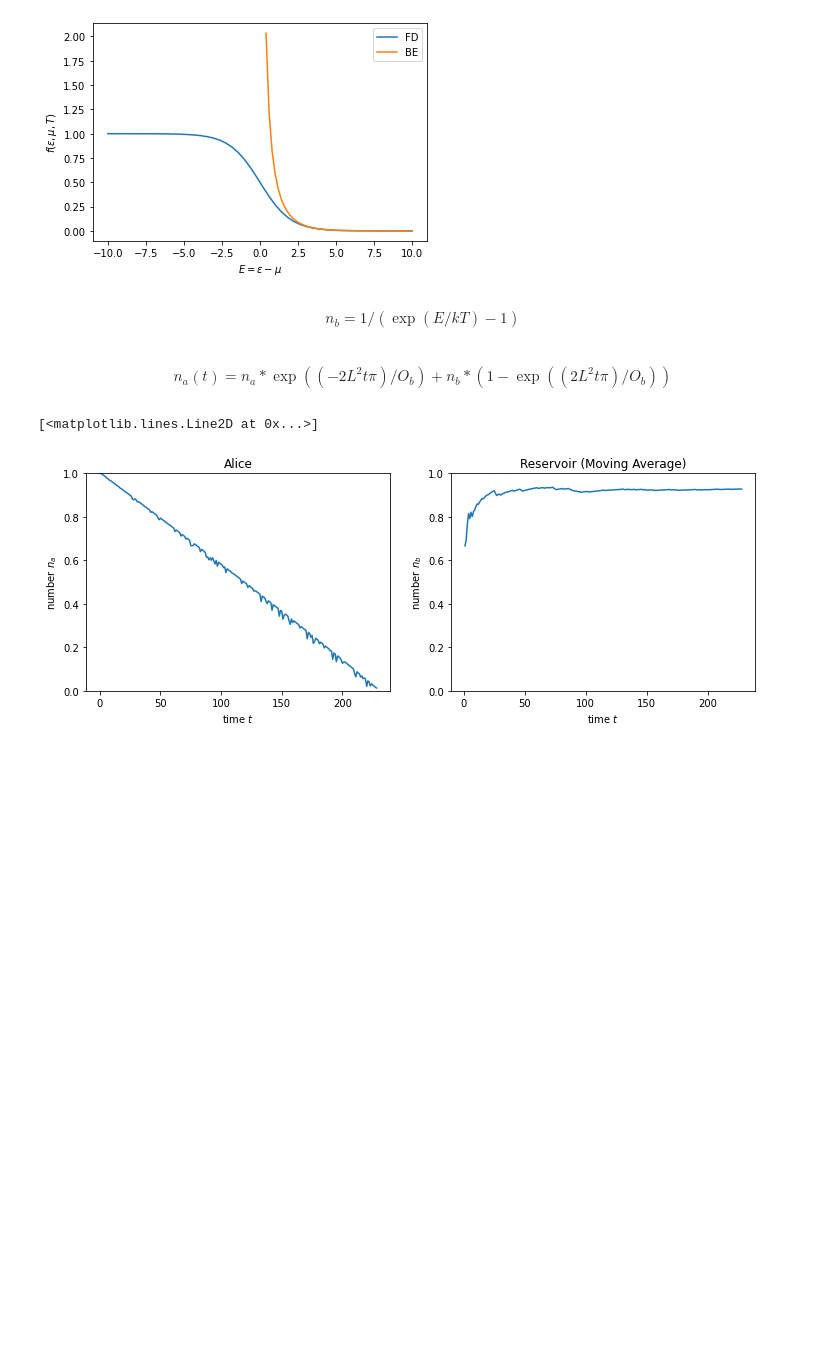
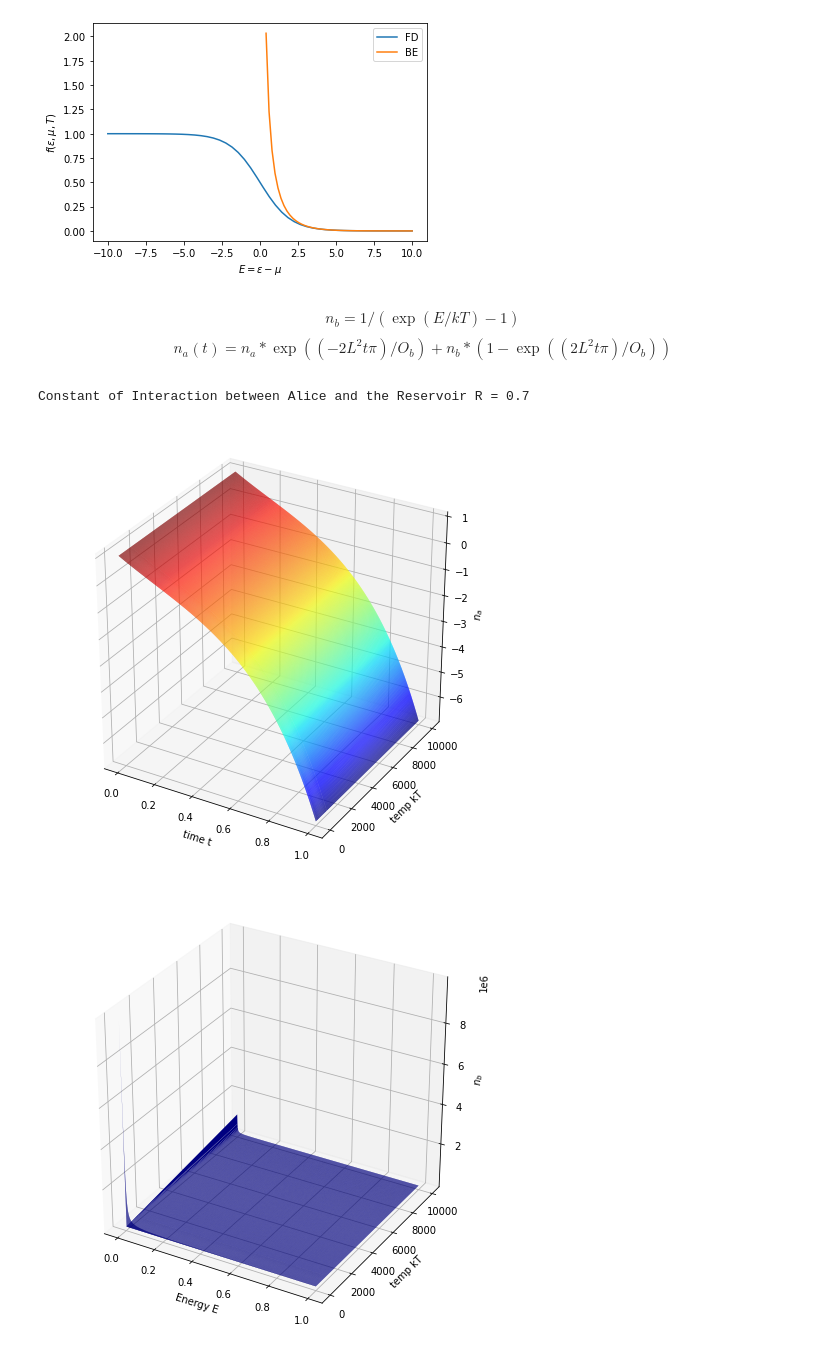
Before and after one commit to skozh/QFIM, a Jupyter notebook: Belief_State.ipynb, the cells around one changed output. Saved outputs shown, nothing was run; the diff lists cells and outputs as text; code cells hidden in the pictures; blank space fills up the shorter version.

```diff
--- a/Belief_State.ipynb
+++ b/Belief_State.ipynb
@@ -51,5 +62,4 @@ kT = 1.0
 [figure]
 # %% [markdown]
 $$ n_b=1/(\exp(E/kT)-1) $$
+$$ n_a(t)=n_a*\exp((-2L^2t\pi)/O_b)+n_b*(1-\exp((2L^2t\pi)/O_b)) $$
-# %% [markdown]
-$$ n_a(t)=n_a*\exp((-2L^2t\pi)/O_b)+n_b*(1-\exp((2L^2t\pi)/O_b)) $$
@@ -56,57 +87,44 @@ $$ n_a(t)=n_a*\exp((-2L^2t\pi)/O_b)+n_b*(1-\exp((2L^2t\pi)/O_b)) $$
+# %%
+L = float(input("Constant of Interaction between Alice and the Reservoir R = "))
+# %% [output]
+Constant of Interaction between Alice and the Reservoir R = 0.7
 # %%
-import numpy as np
-import bottleneck as bn
-
-#initial parameters
+# initial parameters
 
 O_b = 1.0                    # Omega(k) function dependent on particles/degrees of freedom (k) in the reservoir
-L = 1.0                      # constant of interaction between Alice and reservoir R
-E = 1.0                      # Total energy in the system
+E = 1.0                      # Total energy of the system
 kT = 1.0                     # Reservoir environment 'temperature'
 n_a = 1.0                    # Initial P(A=1), Alice for Brexit
 n_b = 1./3                   # Initial homogenous environment for anti-Brexit
-
 
 n_a_total = []
 n_b_total = []
 
 # at time t=0,
 n_bt = n_b
 n_at = n_a
 
+final = pd.DataFrame(columns=['n_a', 'n_b', 't', 'kT'])
 
 # Evolution over time t
 for t in np.arange(0, 1, 0.001):
 
-    #Record the change
-    n_a_total.append(n_at)
-    n_b_total.append(n_bt)
+    for kT in [1, 10, 100, 1000, 10000]:
 
-    #update n_at based on bagarello 2018
-    n_at = (n_a * np.exp(((-2*(L**2)*np.pi*t)/O_b)) + n_bt * (1-np.exp(-((-2*(L**2)*np.pi*t)/O_b))))
+        # Record the change
+        dat = {'n_a':n_at, 'n_b':n_bt, 't':t, 'kT':kT}
+        final = final.append(dat, ignore_index=True)
 
-    #update n_bt based on BE distribution
-    E = np.random.uniform(0,1)
-    n_bt = np.clip(1/(np.exp(E/kT)-1), 0, 1)
-    O_b = (n_bt)*2+1
-    if n_at < 0:
-        break
+        # update n_at based on bagarello 2018
+        n_at = (n_a * np.exp(((-2*(L**2)*np.pi*t)/O_b)) + n_b * (1-np.exp(-((-2*(L**2)*np.pi*t)/O_b))))
 
-#plot
-fig, ax = plt.subplots(1, 2, figsize=(12, 4))
-ax[0].set_title('Alice')
-ax[0].set_xlabel('time $t$')
-ax[0].set_ylabel('number $n_a$')
-ax[0].set_ylim([0, 1])
-N = len(n_b_total)
-ax[0].plot(n_a_total)
-#ax[0].plot(bn.move_mean(n_a_total, window=N, min_count=2))    # Moving average of n_a
+        # update n_bt based on BE distribution
+        n_bt = (1/(np.exp(t/kT)-1))
+        #O_b = np.sqrt(1/n_bt)
 
-ax[1].set_title('Reservoir (Moving Average)')
-ax[1].set_xlabel('time $t$')
-ax[1].set_ylabel('number $n_b$')
-ax[1].set_ylim([0, 1])
-ax[1].plot(bn.move_mean(n_b_total, window=N, min_count=2))    # Moving average of n_b
+
+plot_n_a(final)
+plot_n_b(final)
 # %% [output]
-[<matplotlib.lines.Line2D at 0x...>]
-[figure, old version]
+[figure, new version]
+[figure, added]
```
Also changed, not shown: parts of 4 cells of this notebook.
